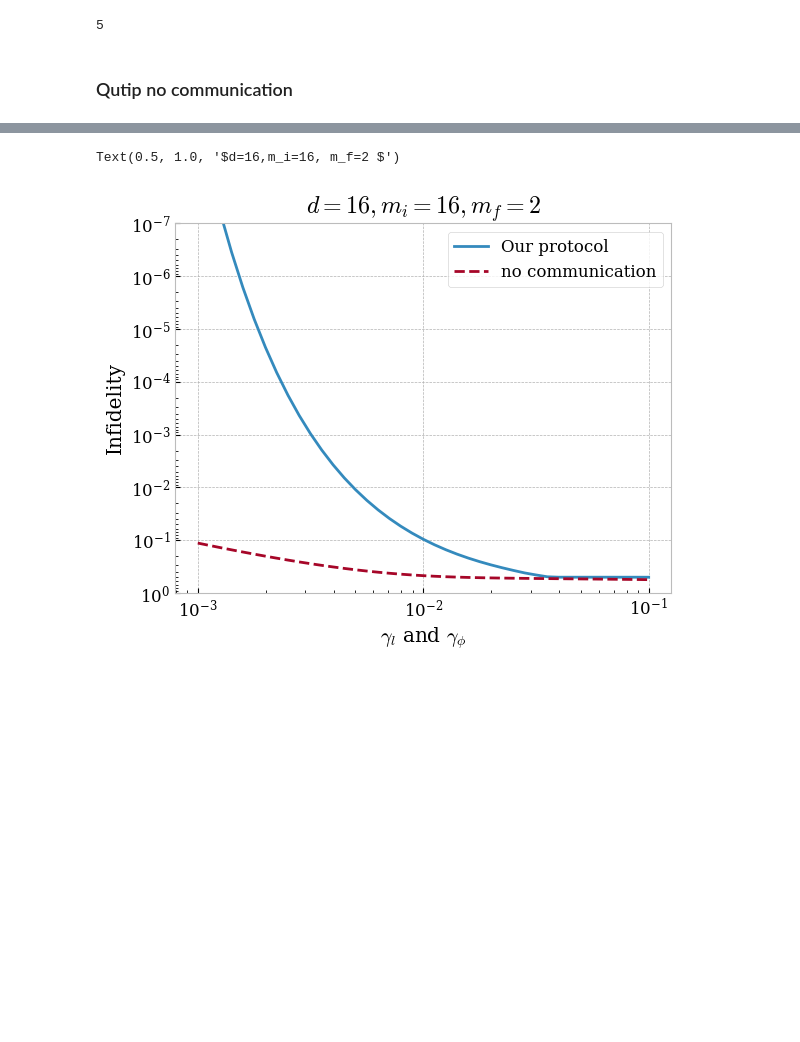
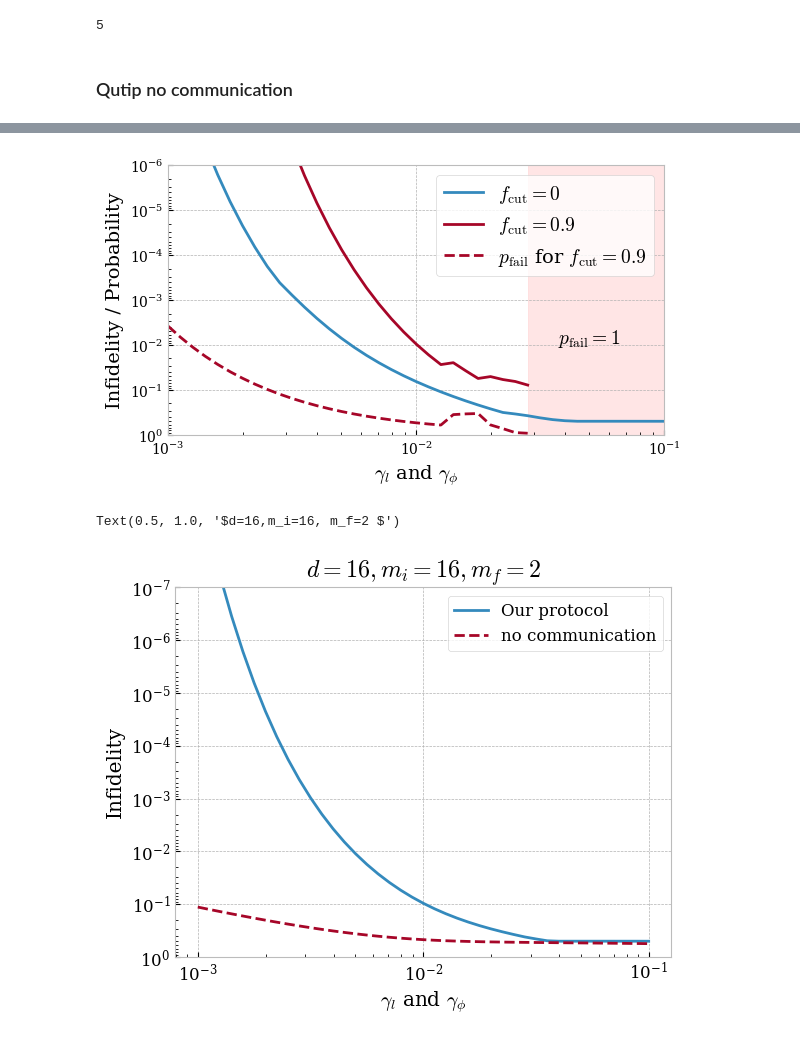
Before and after one commit to RosenblumLab/BosonicEntanglementDistillation, a Jupyter notebook: playground2-Copy1.ipynb, the cells around one changed output, grey strips where cells are left out. Saved outputs shown, nothing was run; the diff lists cells and outputs as text; code cells hidden in the pictures; blank space fills up the shorter version.

```diff
--- a/playground2-Copy1.ipynb
+++ b/playground2-Copy1.ipynb
@@ -103,3 +124,12 @@ prob_list_164_NC = [tup[1] for tup in fid_prob_list]
+# %%
+m_i = 16
+m_c = 2
+simulation2 = DiscreteSimulation(d, m_i,m_c, alpha=alpha)
+
+with mp.Pool(process_count) as pool:
+    fid_prob_list = pool.starmap(simulation2.average_fidelity, zip(list(gamma_list),list(gamma_ratio*gamma_list), [fidelity_cut] * len(gamma_list)))
+fid_list_162cut = [tup[0] for tup in fid_prob_list]
+prob_list_162cut = [tup[1] for tup in fid_prob_list]
 # %% [markdown]
 ## $m_f \neq 2 $
 # %%
@@ -229,3 +264,81 @@ Text(0.5, 1.0, '$d=16,m_i=16, \\alpha=8 $')
+# %%
+plt.style.use('bmh')
+mpl.rcParams['font.family'] = 'DejaVu Serif'
+mpl.rcParams["axes.facecolor"] = "w"
+# ax = plt.axes()
+# ax.set_facecolor("w")
+
+mpl.rc('xtick', labelsize=10)
+mpl.rc('ytick', labelsize=10)
+
+plt.figure(dpi=100, figsize = (6.4,3.5))
+plt.rcParams['font.size'] = 16
+
+best_mc = np.minimum.reduce([1-np.array(fid_list1616),
+                     1-np.array(fid_list_168),
+                     1-np.array(fid_list_164),
+                     1-np.array(fid_list_162)
+                     ])
+
+fid_list_list = [1-np.array(fid_list1616cut),
+                     1-np.array(fid_list_168cut),
+                     1-np.array(fid_list_164cut),
+                     1-np.array(fid_list_162cut)
+                     ]
+prob_list_list = [np.array(prob_list1616cut),
+                     np.array(prob_list_168cut),
+                     np.array(prob_list_164cut),
+                     np.array(prob_list_162cut)
+                     ]
+
+
+best_cut = []
+cut_prob = []
+for i in range(len(prob_list1616)):
+    fids = [fid_list[i] for fid_list in fid_list_list]
+    probs = [prob_list[i] for prob_list in prob_list_list]
+    # print(probs)
+    best_cut.append(np.min(fids))
+    # print(np.argmin(fids))
+    cut_prob.append(probs[np.argmin(fids)])
+
+nonzero_indices = np.where(np.array(best_cut) != 1)[0]
+
+plt.loglog(gamma_list,best_mc, '-', label="$f_{\\mathrm{cut}}=0$")
+plt.loglog(gamma_list[nonzero_indices],np.array(best_cut)[nonzero_indices], '-', label="$f_{\\mathrm{cut}}=0.9$")
+plt.loglog(gamma_list[nonzero_indices],np.array(cut_prob)[nonzero_indices], '--', color= u'#A60628', label="$p_\\mathrm{fail}$ for $f_{\\mathrm{cut}}=0.9$")
+
+
+# plt.axhline(0.5, color = 'r', linestyle = ':')
+
+
+# plt.title("Infidelity with trivial protocol and with our protocol. d = 16, m_i = 4, m_c=4")
+plt.xlabel(f"$\\gamma_l$ and $\\gamma_\\phi$", fontsize=14)  # decay and 1/{gamma_ratio}
+plt.ylabel("Infidelity / Probability", fontsize=14)
+plt.ylim([1,1e-6])
+plt.xlim([1e-3,1e-1])
+plt.legend(fontsize=14)
+# plt.title(f"${d=},{m_i=}, \\alpha={alpha} $")
+# plt.gca().invert_yaxis()
+
+# Create a new y-axis that shares the x-axis
+# ax2 = plt.gca().twinx()
+
+# Plot `cut_prob` on the new y-axis
+# ax2.loglog(gamma_list[nonzero_indices], np.array(cut_prob)[nonzero_indices], '--', color='#A60628', label="$p_\\mathrm{fail}$ for $f_{\\mathrm{cut}}=0.9$")
+
+# # Set the new y-axis label and adjust its limits if necessary
+# ax2.set_ylabel("Probability", fontsize=14)
+# ax2.set_ylim([1, 1e-3])
+
+plt.axvspan(gamma_list[nonzero_indices.max()], 1, color='red', alpha=0.1)
+
+plt.text(0.05, 0.7*1e-2, "$p_\\mathrm{fail}=1$", fontsize=14, ha='center', va='center', color='black')
+
+plt.savefig(f'plots/f_cut,{d=},{alpha=}.pdf', bbox_inches='tight')
+plt.show()
+# %% [output]
+[figure, added]
 # %%
 plt.style.use('bmh')
 mpl.rcParams['font.family'] = 'DejaVu Serif'
```
Also changed, not shown: parts of 4 cells of this notebook, 4 other files.
